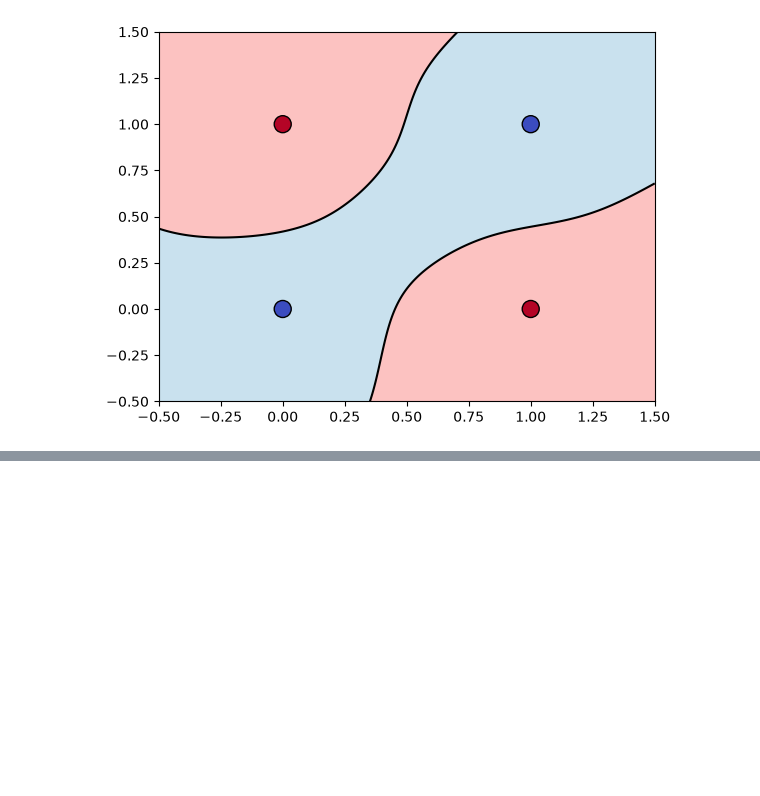
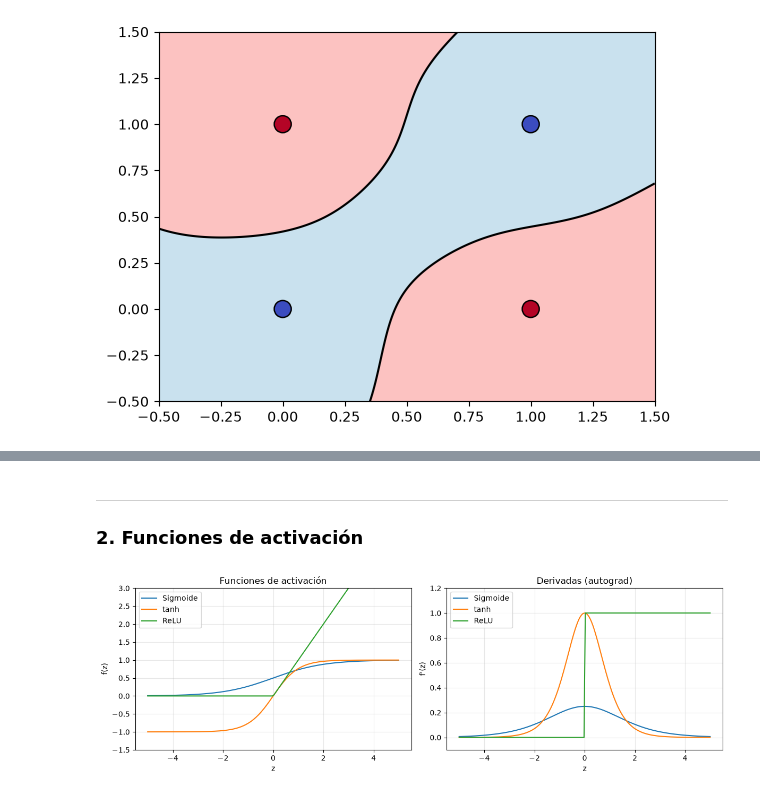
Before and after one commit to Antonio-3108/Natural-Language-Processing, a Jupyter notebook: Laboratorio 7/lab07.ipynb, the cells around one changed output, grey strips where cells are left out. Cells and saved outputs as stored; diff of their text form; code cells hidden in the pictures; blank space fills up the shorter version.

```diff
--- a/Laboratorio 7/lab07.ipynb
+++ b/Laboratorio 7/lab07.ipynb
@@ -93,0 +122,45 @@ plt.show()
+# %% [markdown]
+---
+
+### 2. Funciones de activación
+# %%
+z = torch.linspace(-5, 5, 200, requires_grad=True)
+
+sig = torch.sigmoid(z)
+tanh = torch.tanh(z)
+relu = torch.relu(z)
+
+d_sig = torch.autograd.grad(sig.sum(), z)[0]
+d_tanh = torch.autograd.grad(tanh.sum(), z)[0]
+d_relu = torch.autograd.grad(relu.sum(), z)[0]
+# %%
+zn = z.detach().numpy()
+
+fig, (ax1, ax2) = plt.subplots(1, 2, figsize=(12, 4))
+
+# Funciones
+ax1.plot(zn, sig.detach().numpy(), label='Sigmoide')
+ax1.plot(zn, tanh.detach().numpy(), label='tanh')
+ax1.plot(zn, relu.detach().numpy(), label='ReLU')
+ax1.set_title('Funciones de activación')
+ax1.set_xlabel('z')
+ax1.set_ylabel('f(z)')
+ax1.set_ylim(-1.5, 3)
+ax1.grid(alpha=0.3)
+ax1.legend()
+
+# Derivadas calculadas con autograd
+ax2.plot(zn, d_sig.numpy(), label="Sigmoide")
+ax2.plot(zn, d_tanh.numpy(), label="tanh")
+ax2.plot(zn, d_relu.numpy(), label="ReLU")
+ax2.set_title('Derivadas (autograd)')
+ax2.set_xlabel('z')
+ax2.set_ylabel("f'(z)")
+ax2.set_ylim(-0.1, 1.2)
+ax2.grid(alpha=0.3)
+ax2.legend()
+
+plt.tight_layout()
+plt.show()
+# %% [output]
+[figure, added]
```
Also changed, not shown: parts of 14 cells of this notebook.
